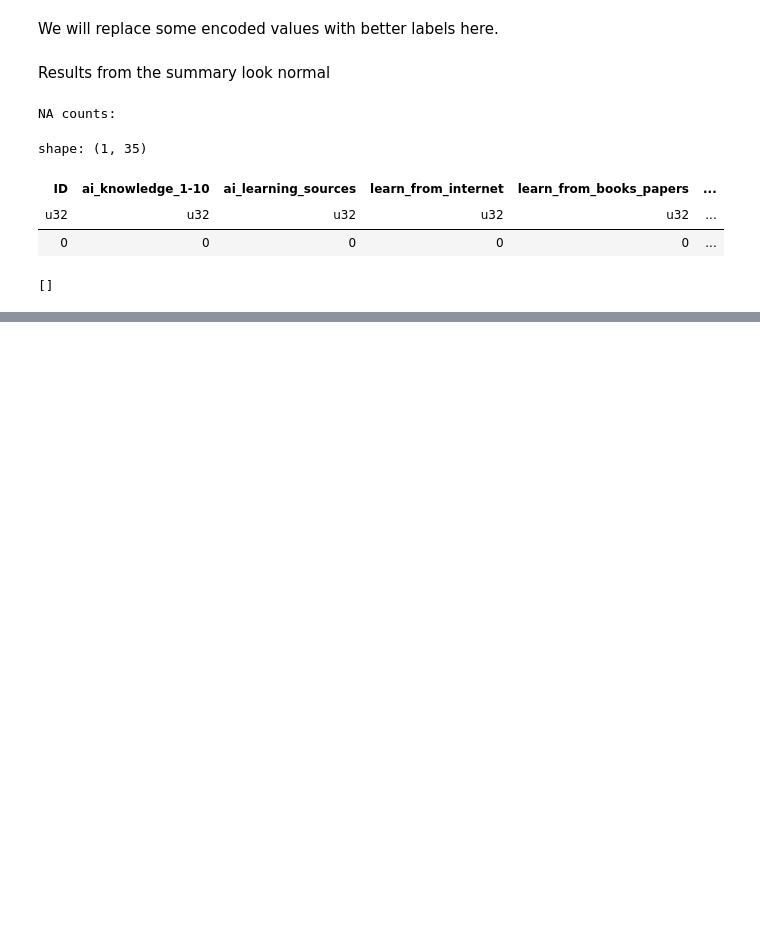
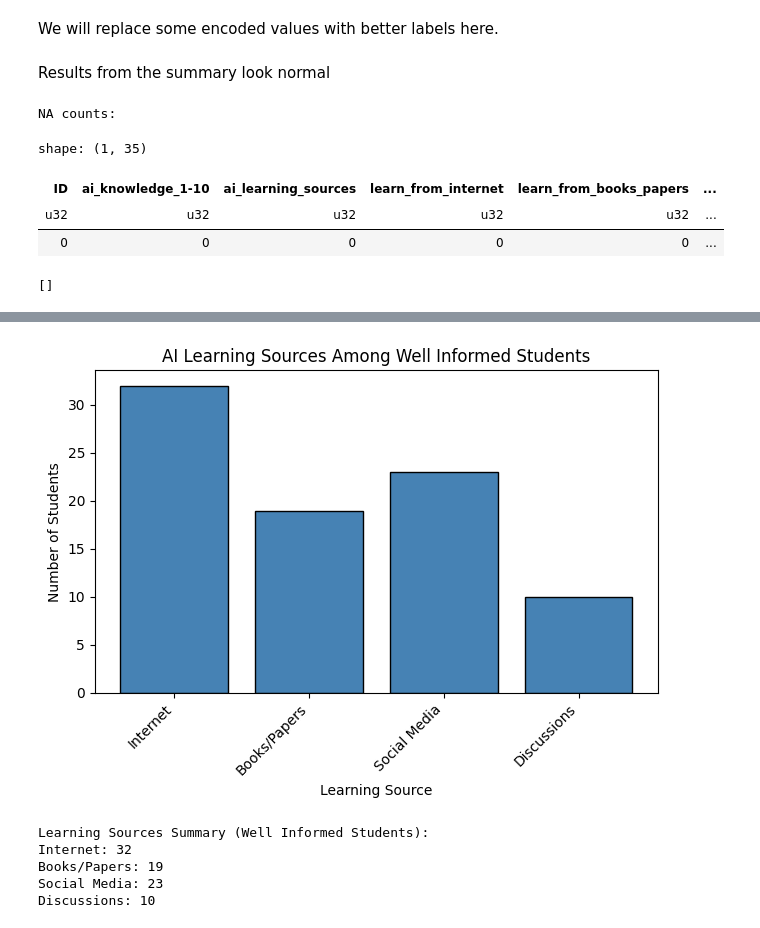
Before and after one commit to danield2255/ai_in_education_analysis, a Jupyter notebook: SurveyDataExploration.ipynb, the cells around one changed output, grey strips where cells are left out. Drawn from its saved outputs; the diff is of its cells as text; code cells hidden in the pictures; blank space fills up the shorter version.

```diff
--- a/SurveyDataExploration.ipynb
+++ b/SurveyDataExploration.ipynb
@@ -373,0 +288,35 @@ shape: (3, 2)
+# %%
+df_new = df_new.with_columns(
+    pl.when(pl.col("ai_knowledge_1-10") >= 7)
+    .then(pl.lit("Well informed"))
+    .otherwise(pl.lit("Less informed"))
+    .alias("ai_informed"))
+
+informed = df_new.filter(pl.col("ai_informed") == "Well informed")
+# %%
+learning_sources = {"Internet": informed["learn_from_internet"].sum(),
+    "Books/Papers": informed["learn_from_books_papers"].sum(),
+    "Social Media": informed["learn_from_social_media"].sum(),
+    "Discussions": informed["learn_from_discussions"].sum()}
+
+sources = list(learning_sources.keys())
+counts = list(learning_sources.values())
+
+plt.bar(sources, counts, edgecolor='black', color='steelblue')
+plt.title("AI Learning Sources Among Well Informed Students")
+plt.xlabel("Learning Source")
+plt.ylabel("Number of Students")
+plt.xticks(rotation=45, ha='right')
+plt.tight_layout()
+plt.show()
+
+print("Learning Sources Summary (Well Informed Students):")
+for source, count in learning_sources.items():
+    print(f"{source}: {count}")
+# %% [output]
+[figure, added]
+Learning Sources Summary (Well Informed Students):
+Internet: 32
+Books/Papers: 19
+Social Media: 23
+Discussions: 10
```
Also changed, not shown: parts of 20 cells of this notebook.
